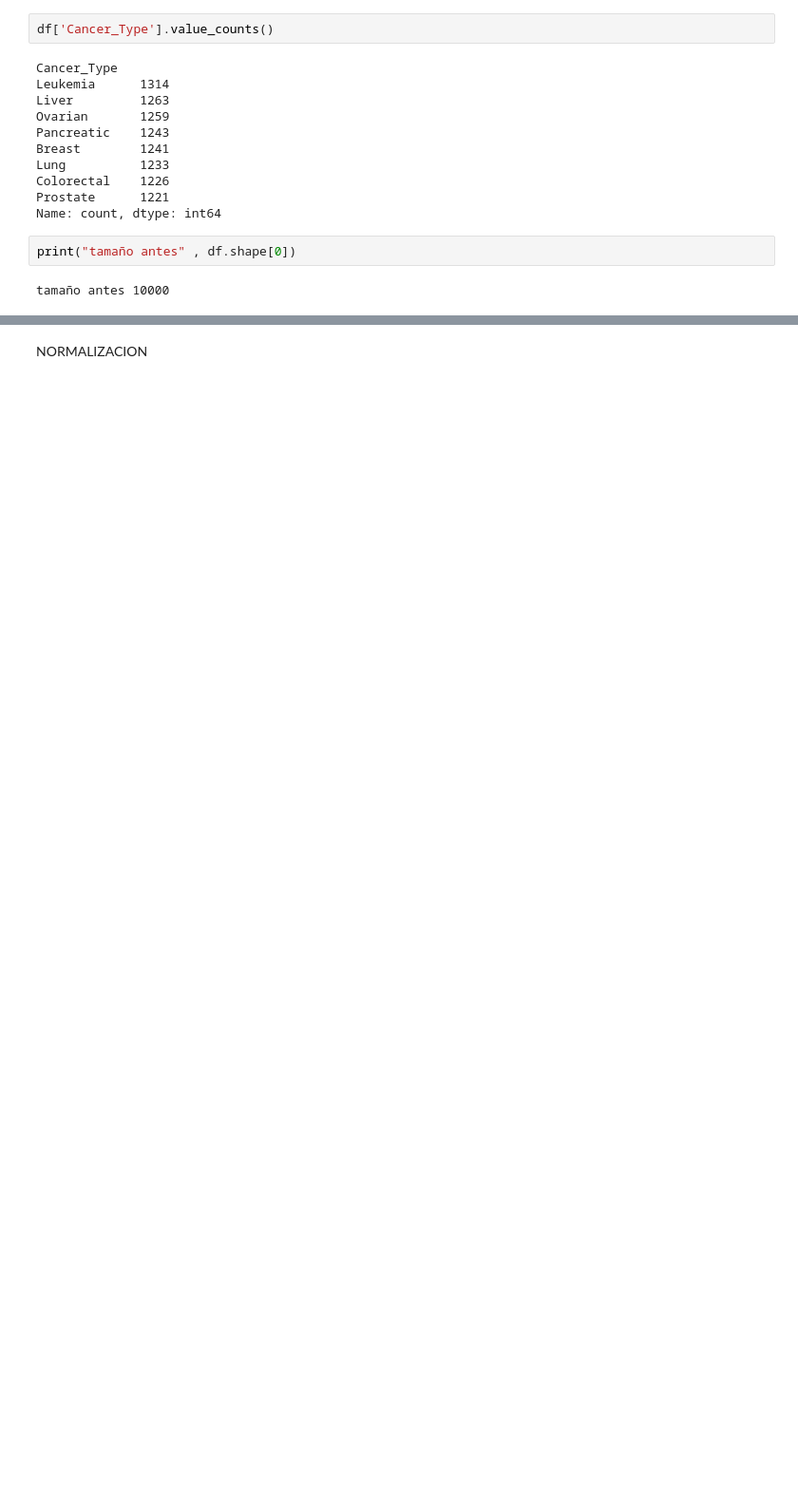
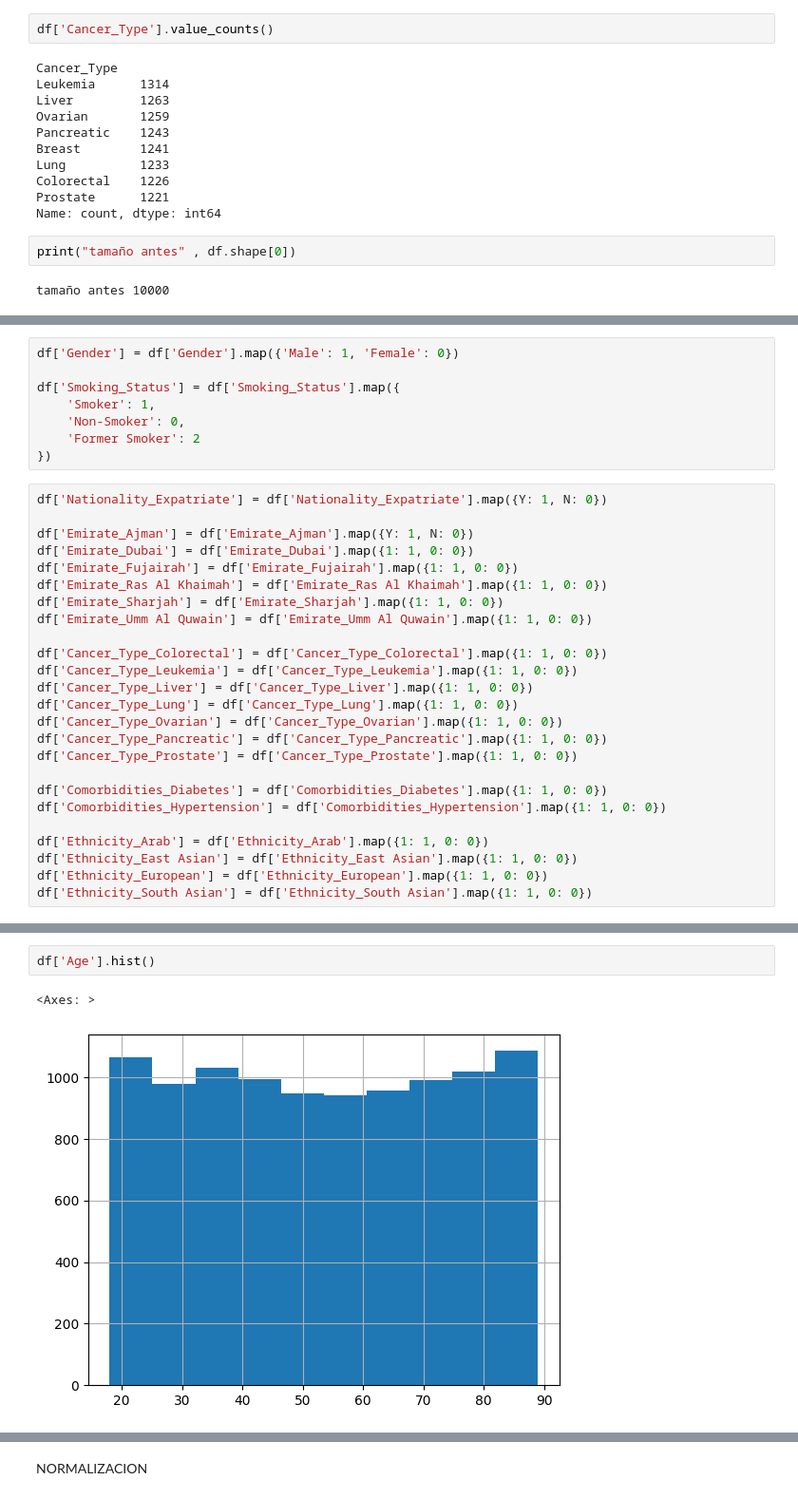
Before and after one commit to Estebanaj/Proyecto_IA_CAIRE, a Jupyter notebook: EDA/EDA.ipynb, the cells around one changed output, grey strips where cells are left out. Shown at 95% size. Drawn from its saved outputs; the diff is of its cells as text; blank space fills up the shorter version.

```diff
--- a/EDA/EDA.ipynb
+++ b/EDA/EDA.ipynb
@@ -156,0 +156,33 @@ Index(['Diagnosis_Date', 'Cancer_Type', 'Treatment_Type', 'Cancer_Stage'], dtype
+# %%
+df['Gender'] = df['Gender'].map({'Male': 1, 'Female': 0})
+
+df['Smoking_Status'] = df['Smoking_Status'].map({
+    'Smoker': 1,
+    'Non-Smoker': 0,
+    'Former Smoker': 2
+})
+# %%
+df['Nationality_Expatriate'] = df['Nationality_Expatriate'].map({Y: 1, N: 0})
+
+df['Emirate_Ajman'] = df['Emirate_Ajman'].map({Y: 1, N: 0})
+df['Emirate_Dubai'] = df['Emirate_Dubai'].map({1: 1, 0: 0})
+df['Emirate_Fujairah'] = df['Emirate_Fujairah'].map({1: 1, 0: 0})
+df['Emirate_Ras Al Khaimah'] = df['Emirate_Ras Al Khaimah'].map({1: 1, 0: 0})
+df['Emirate_Sharjah'] = df['Emirate_Sharjah'].map({1: 1, 0: 0})
+df['Emirate_Umm Al Quwain'] = df['Emirate_Umm Al Quwain'].map({1: 1, 0: 0})
+
+df['Cancer_Type_Colorectal'] = df['Cancer_Type_Colorectal'].map({1: 1, 0: 0})
+df['Cancer_Type_Leukemia'] = df['Cancer_Type_Leukemia'].map({1: 1, 0: 0})
+df['Cancer_Type_Liver'] = df['Cancer_Type_Liver'].map({1: 1, 0: 0})
+df['Cancer_Type_Lung'] = df['Cancer_Type_Lung'].map({1: 1, 0: 0})
+df['Cancer_Type_Ovarian'] = df['Cancer_Type_Ovarian'].map({1: 1, 0: 0})
+df['Cancer_Type_Pancreatic'] = df['Cancer_Type_Pancreatic'].map({1: 1, 0: 0})
+df['Cancer_Type_Prostate'] = df['Cancer_Type_Prostate'].map({1: 1, 0: 0})
+
+df['Comorbidities_Diabetes'] = df['Comorbidities_Diabetes'].map({1: 1, 0: 0})
+df['Comorbidities_Hypertension'] = df['Comorbidities_Hypertension'].map({1: 1, 0: 0})
+
+df['Ethnicity_Arab'] = df['Ethnicity_Arab'].map({1: 1, 0: 0})
+df['Ethnicity_East Asian'] = df['Ethnicity_East Asian'].map({1: 1, 0: 0})
+df['Ethnicity_European'] = df['Ethnicity_European'].map({1: 1, 0: 0})
+df['Ethnicity_South Asian'] = df['Ethnicity_South Asian'].map({1: 1, 0: 0})
@@ -156,0 +204,5 @@ Index(['Diagnosis_Date', 'Cancer_Type', 'Treatment_Type', 'Cancer_Stage'], dtype
+# %%
+df['Age'].hist()
+# %% [output]
+<Axes: >
+[figure, added]
```
Also changed, not shown: parts of 12 cells of this notebook, 6 other files.
